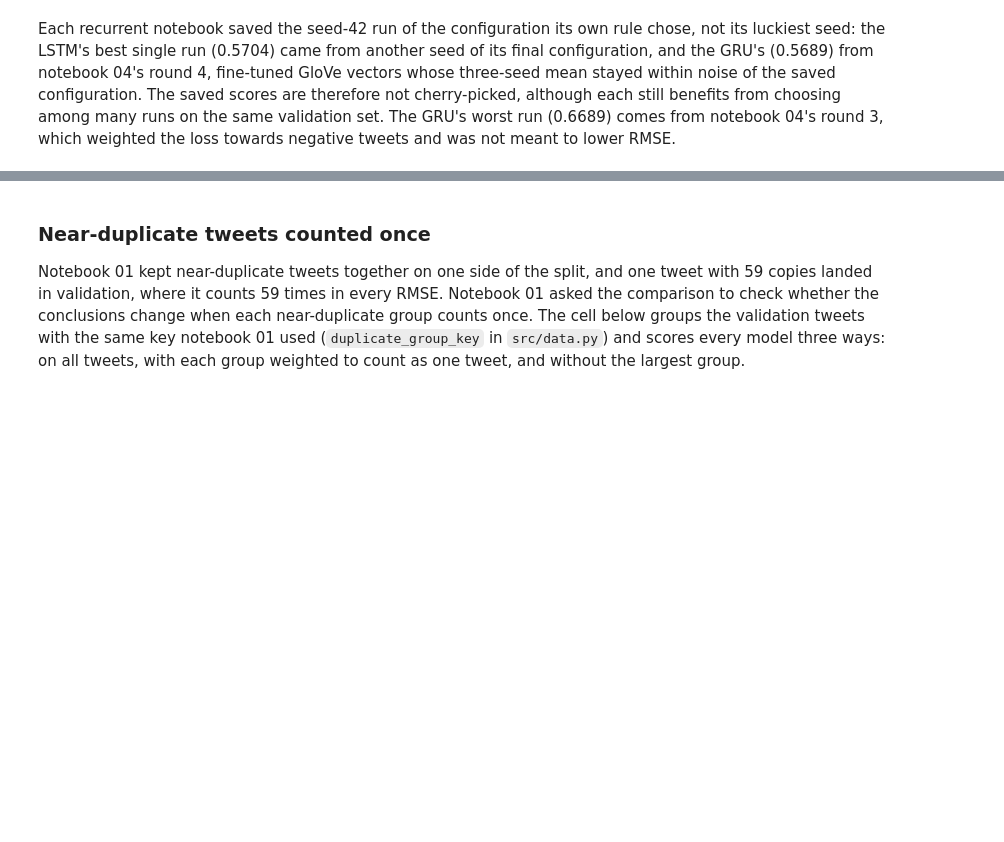
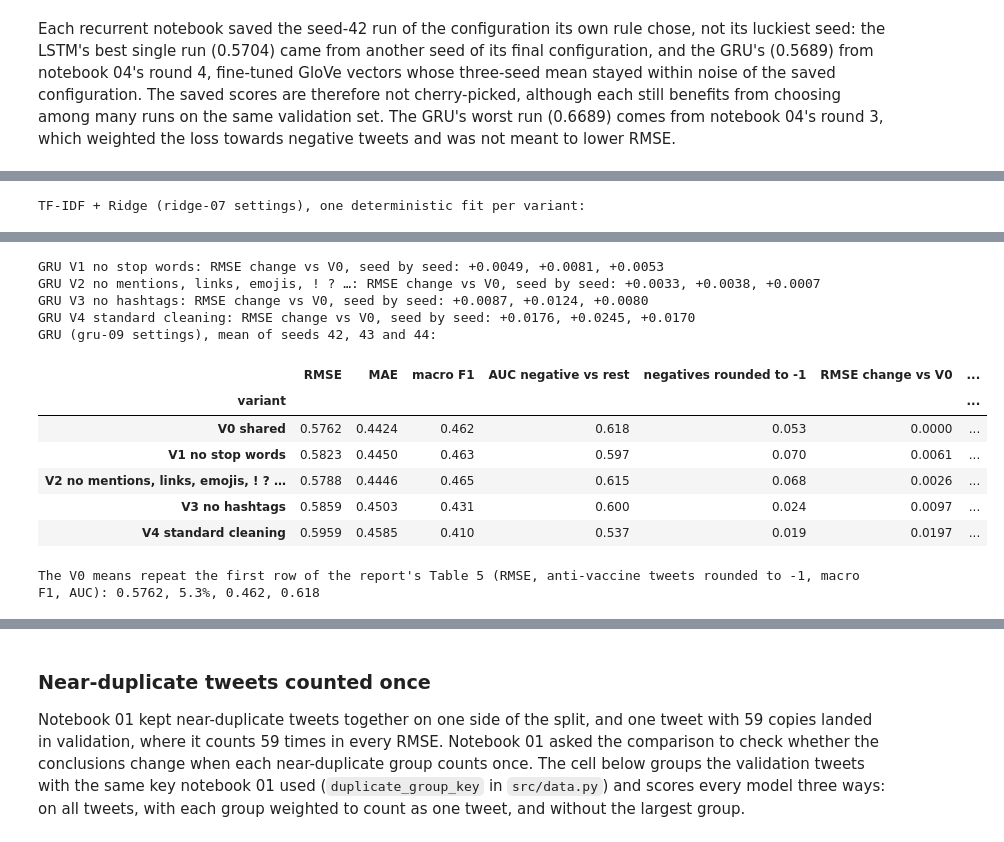
Before and after one commit to Adossi-design/vaccine-sentiment-sequential-models, a Jupyter notebook: notebooks/05_model_comparison_and_error_analysis.ipynb, the cells around one changed output, grey strips where cells are left out. Saved outputs shown, nothing was run; the diff lists cells and outputs as text; code cells hidden in the pictures; blank space fills up the shorter version.

```diff
--- a/notebooks/05_model_comparison_and_error_analysis.ipynb
+++ b/notebooks/05_model_comparison_and_error_analysis.ipynb
@@ -698,0 +1177,43 @@ model     run_id  epoch  val_rmse
+# %%
+MEASURES_CLEAN = ["RMSE", "MAE", "macro F1", "AUC negative vs rest", "negatives rounded to -1"]
+ridge_table = pd.DataFrame.from_dict(ridge_ablation, orient="index")
+ridge_table.insert(1, "RMSE change vs V0", ridge_table["RMSE"] - ridge_table.loc["V0 shared", "RMSE"])
+print("TF-IDF + Ridge (ridge-07 settings), one deterministic fit per variant:")
+display(ridge_table.round({"RMSE": 4, "RMSE change vs V0": 4, "MAE": 4, "macro F1": 3, "AUC negative vs rest": 3,
+                           "negatives rounded to -1": 3}))
+
+# GRU: every measure per seed first, then the mean over seeds 42, 43 and 44, as notebook 04 reports its rounds.
+gru_seeds = pd.DataFrame([{"variant": v, "seed": s, **gru_ablation[v, s]} for v in VARIANTS for s in SEEDS])
+gru_table = gru_seeds.groupby("variant", sort=False)[MEASURES_CLEAN].mean()
+v0_rmse = gru_seeds[gru_seeds["variant"] == "V0 shared"].set_index("seed")["RMSE"]
+for v in VARIANTS:
+    rmse_by_seed = gru_seeds[gru_seeds["variant"] == v].set_index("seed")["RMSE"]
+    gru_table.loc[v, "RMSE change vs V0"] = (rmse_by_seed - v0_rmse).mean()
+    gru_table.loc[v, "RMSE sd over seeds"] = rmse_by_seed.std()
+    for s in SEEDS:
+        gru_table.loc[v, f"RMSE seed {s}"] = rmse_by_seed[s]
+    gru_table.loc[v, "vocabulary"] = gru_vocab[v]
+    gru_table.loc[v, "best epochs"] = ", ".join(str(gru_ablation[v, s]["best epoch"]) for s in SEEDS)
+    if v != "V0 shared":
+        print(f"GRU {v}: RMSE change vs V0, seed by seed: " + ", ".join(f"{d:+.4f}" for d in rmse_by_seed - v0_rmse))
+gru_table["vocabulary"] = gru_table["vocabulary"].astype(int)
+print("GRU (gru-09 settings), mean of seeds 42, 43 and 44:")
+display(gru_table.round({c: 4 for c in gru_table.columns if "RMSE" in c or c == "MAE"} |
+                        {"macro F1": 3, "AUC negative vs rest": 3, "negatives rounded to -1": 3}))
+
+v0_means = gru_table.loc["V0 shared"]
+table5 = (f"{v0_means['RMSE']:.4f}", f"{v0_means['negatives rounded to -1']:.1%}", f"{v0_means['macro F1']:.3f}",
+          f"{v0_means['AUC negative vs rest']:.3f}")
+TABLE5_ROW1 = ("0.5762", "5.3%", "0.462", "0.618")  # the report's Table 5, first row (notebook 04's round 3 reference)
+if table5 == TABLE5_ROW1:
+    print("The V0 means repeat the first row of the report's Table 5 (RMSE, anti-vaccine tweets rounded to -1, "
+          "macro F1, AUC):", ", ".join(table5))
+else:  # strict only on the runtime of the logged GRU runs, as for the reproduction checks above
+    message = (f"The V0 means ({', '.join(table5)}) differ from the first row of the report's Table 5 "
+               f"({', '.join(TABLE5_ROW1)}): RMSE, anti-vaccine tweets rounded to -1, macro F1, AUC")
+    assert not all(same_runtime(run_id) for run_id in GRU_09_RUNS), message + ", although this runtime matches the logged runs'"
+    warnings.warn(message + f". This runtime ({CURRENT_ENVIRONMENT}) differs from the logged runs', "
+                  "so small differences are expected.")
+    print(message)
+# %% [output]
+TF-IDF + Ridge (ridge-07 settings), one deterministic fit per variant:
@@ -698,0 +1226,13 @@ model     run_id  epoch  val_rmse
+GRU V1 no stop words: RMSE change vs V0, seed by seed: +0.0049, +0.0081, +0.0053
+GRU V2 no mentions, links, emojis, ! ? …: RMSE change vs V0, seed by seed: +0.0033, +0.0038, +0.0007
+GRU V3 no hashtags: RMSE change vs V0, seed by seed: +0.0087, +0.0124, +0.0080
+GRU V4 standard cleaning: RMSE change vs V0, seed by seed: +0.0176, +0.0245, +0.0170
+GRU (gru-09 settings), mean of seeds 42, 43 and 44:
+|  | RMSE | MAE | macro F1 | AUC negative vs rest | negatives rounded to -1 | RMSE change vs V0 | ... |
+| variant |  |  |  |  |  |  | ... |
+| V0 shared | 0.5762 | 0.4424 | 0.462 | 0.618 | 0.053 | 0.0000 | ... |
+| V1 no stop words | 0.5823 | 0.4450 | 0.463 | 0.597 | 0.070 | 0.0061 | ... |
+| V2 no mentions, links, emojis, ! ? … | 0.5788 | 0.4446 | 0.465 | 0.615 | 0.068 | 0.0026 | ... |
+| V3 no hashtags | 0.5859 | 0.4503 | 0.431 | 0.600 | 0.024 | 0.0097 | ... |
+| V4 standard cleaning | 0.5959 | 0.4585 | 0.410 | 0.537 | 0.019 | 0.0197 | ... |
+The V0 means repeat the first row of the report's Table 5 (RMSE, anti-vaccine tweets rounded to -1, macro F1, AUC): 0.5762, 5.3%, 0.462, 0.618
```
Also changed, not shown: parts of 25 cells of this notebook, 5 other files.
